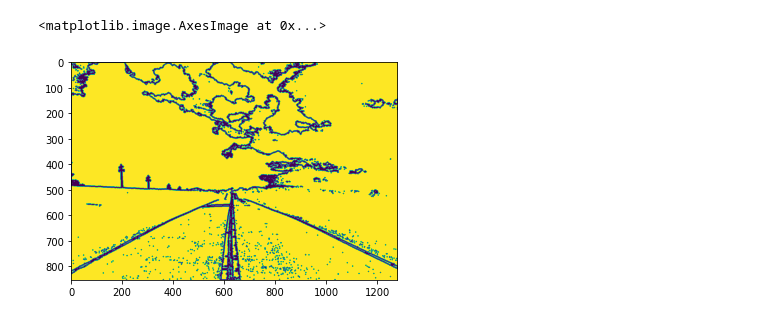
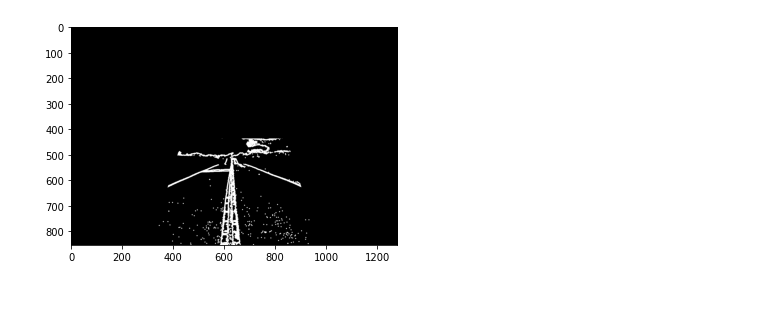
Before and after one commit to hansonhqma/openlane, a Jupyter notebook: pathfind.ipynb, the cells around one changed output. Cells and saved outputs as stored; diff of their text form; code cells hidden in the pictures.

```diff
--- a/pathfind.ipynb
+++ b/pathfind.ipynb
@@ -5,2 +5,19 @@ import numpy as npb
+# %%
+def show(mat):
+    plt.imshow(cv.cvtColor(mat.astype(np.uint8), cv.COLOR_BGR2RGB))
+
+def mask(imgshape):
+    height = imgshape[0]
+    width = imgshape[1]
+    maskpts = np.array([[width//3, height//2], [2*width//3, height//2], [3*width//4, height], [width//4, height]])
+    return cv.fillPoly(np.zeros(imgshape), pts=[maskpts], color=(255,255,255)).astype(np.uint8)
+
+def correctionmask(imgshape, padding):
+    padding = int(padding)
+    height = imgshape[0]
+    width = imgshape[1]
+    maskpts = np.array([[width//3+padding, height//2+padding], [2*width//3-padding, height//2+padding], [3*width//4+padding, height], [width//4-padding, height]])
+    return cv.fillPoly(np.zeros(imgshape), pts=[maskpts], color=(255,255,255)).astype(np.uint8)
 # %%
-ret, thresh = cv.threshold(cv.cvtColor(cv.imread('road.jpeg'), cv.COLOR_BGR2GRAY), 200, 255, 0)
+ret, thresh = cv.threshold(cv.cvtColor(cv.imread('road.jpeg'), cv.COLOR_BGR2GRAY), 210, 255, 0) # get binary image
+frame = cv.bitwise_and(thresh, mask(thresh.shape))
@@ -12,4 +28,8 @@ plt.imshow(thresh)
 # %%
-white = np.ones(thresh.shape, dtype=np.uint8)*255
-contours, h= cv.findContours(thresh, cv.RETR_EXTERNAL, cv.CHAIN_APPROX_SIMPLE)
-cv.drawContours(white, contours, -1, (0,255,0), 3)
+# find and draw contours
+contours, h= cv.findContours(frame, cv.RETR_EXTERNAL, cv.CHAIN_APPROX_SIMPLE)
+frame = cv.drawContours(np.zeros(frame.shape, dtype=np.uint8), contours, -1, (255,255,255), 3)
+
+# Apply correction mask
+
+frame = cv.bitwise_and(frame, correctionmask(frame.shape, 10))
@@ -24,5 +36,4 @@ array([[255, 255, 255, ..., 255, 255, 255],
 # %%
-plt.imshow(white)
+show(frame)
 # %% [output]
-<matplotlib.image.AxesImage at 0x...>
-[figure, old version]
+[figure, new version]
```
Also changed, not shown: parts of 8 cells of this notebook, 15 other files.
